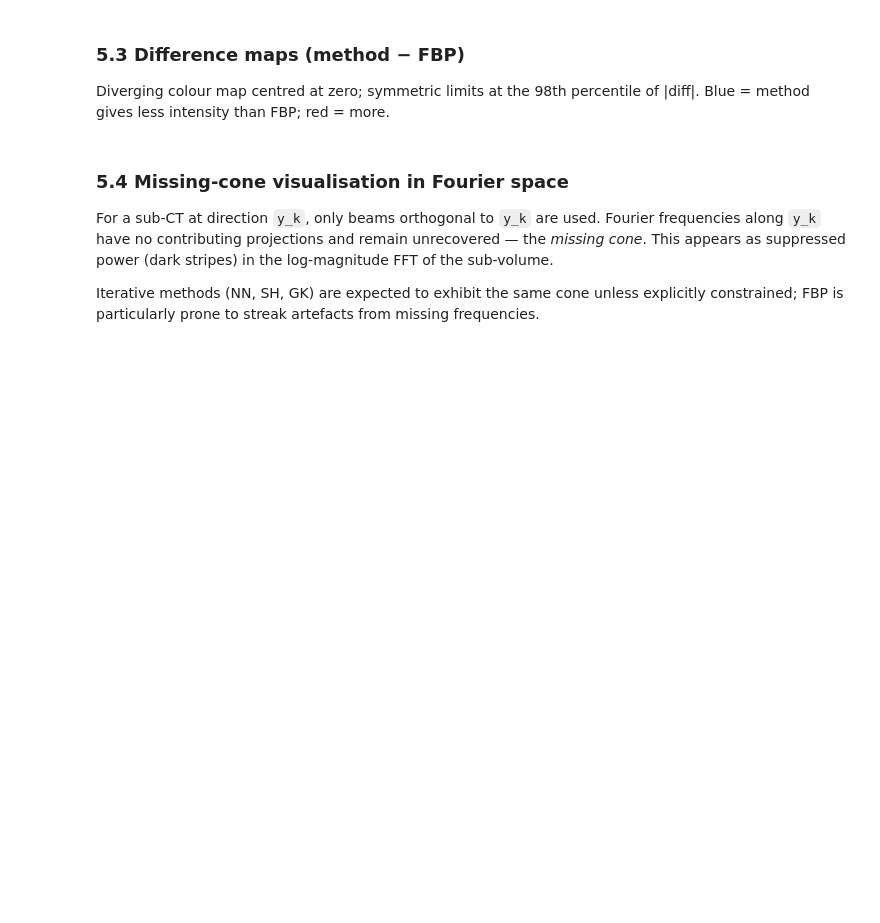
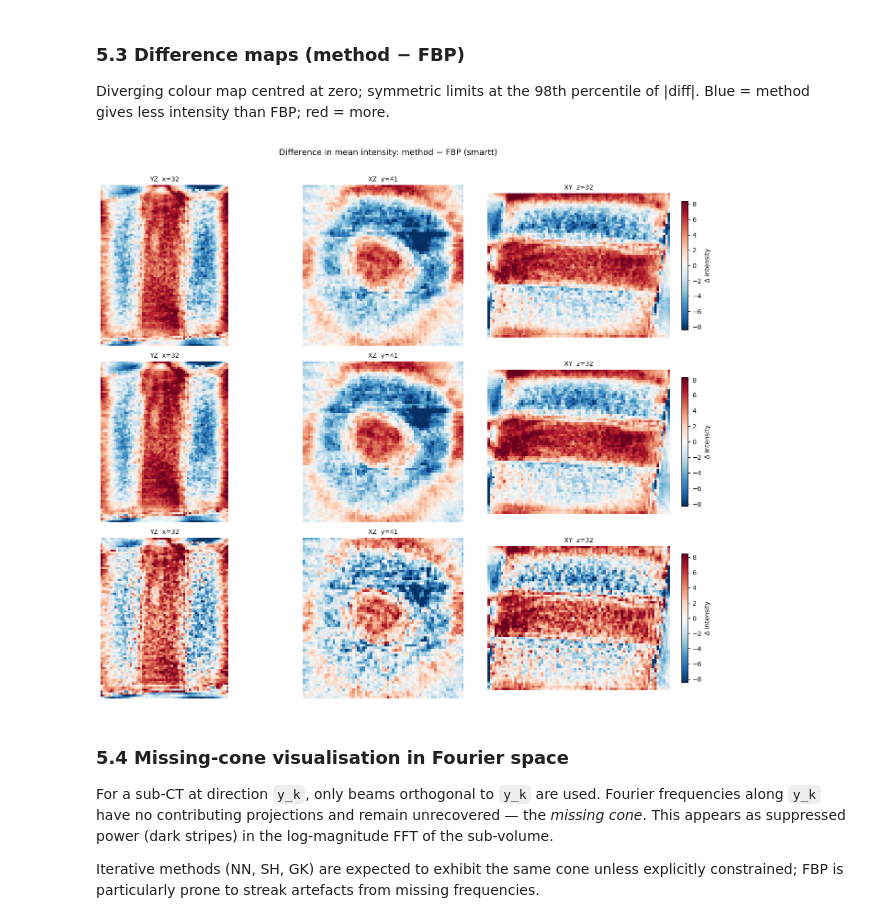
Before and after one commit to lfbarba/smartt, a Jupyter notebook: notebooks/saxs_fbp_method_comparison.ipynb, the cells around one changed output. Drawn from its saved outputs; the diff is of its cells as text; code cells hidden in the pictures; blank space fills up the shorter version.

```diff
--- a/notebooks/saxs_fbp_method_comparison.ipynb
+++ b/notebooks/saxs_fbp_method_comparison.ipynb
@@ -284,27 +340,28 @@ Blue = method gives less intensity than FBP; red = more.
 # %%
 others = {k: v for k, v in reconstructions.items() if k != 'FBP (smartt)'}
 n_others = len(others)
 
 fig, axes = plt.subplots(n_others, 3, figsize=(15, 4 * n_others))
 if n_others == 1:
     axes = axes[np.newaxis]
 
 for row, (name, recon) in enumerate(others.items()):
     diff   = recon.mean(axis=0) - mean_fbp
     absmax = np.percentile(np.abs(diff), 98)
     slices = [diff[mid_x, :, :], diff[:, mid_y, :], diff[:, :, mid_z]]
     titles = [f'YZ  x={mid_x}', f'XZ  y={mid_y}', f'XY  z={mid_z}']
     for col, (sl, title) in enumerate(zip(slices, titles)):
         im = axes[row, col].imshow(sl, cmap='RdBu_r', vmin=-absmax, vmax=absmax)
         axes[row, col].axis('off')
-        if row == 0:
-            axes[row, col].set_title(title, fontsize=10)
+        axes[row, col].set_title(title, fontsize=10)
     axes[row, 0].set_ylabel(f'{name}\n− FBP', fontsize=9)
     plt.colorbar(im, ax=axes[row, 2], shrink=0.8, label='Δ intensity')
 
 plt.suptitle('Difference in mean intensity: method − FBP (smartt)', fontsize=13, y=1.01)
 plt.tight_layout()
 plt.show()
+# %% [output]
+[figure, added]
 # %% [markdown]
 ### 5.4 Missing-cone visualisation in Fourier space
 
```
Also changed, not shown: parts of 21 cells of this notebook, 4 other files.
